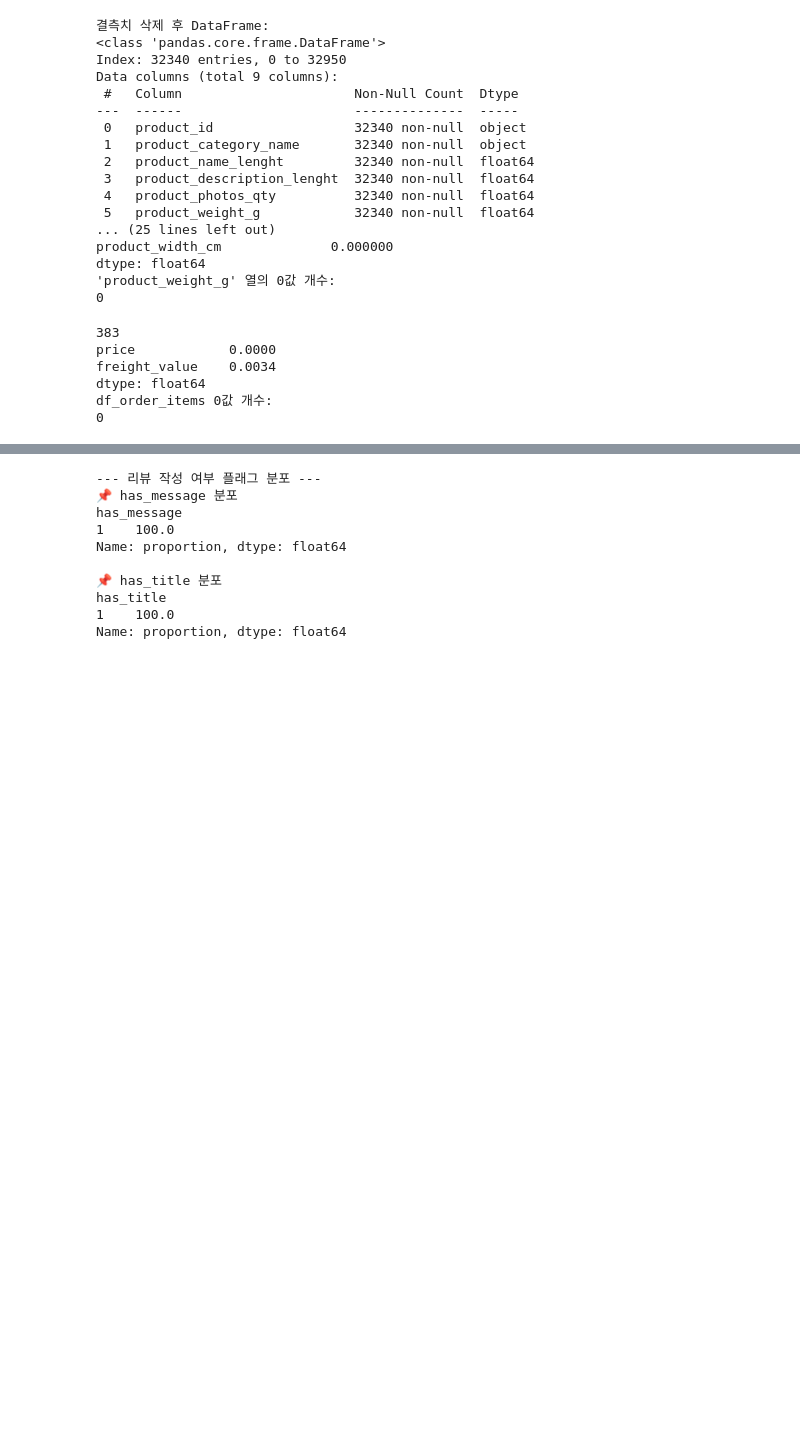
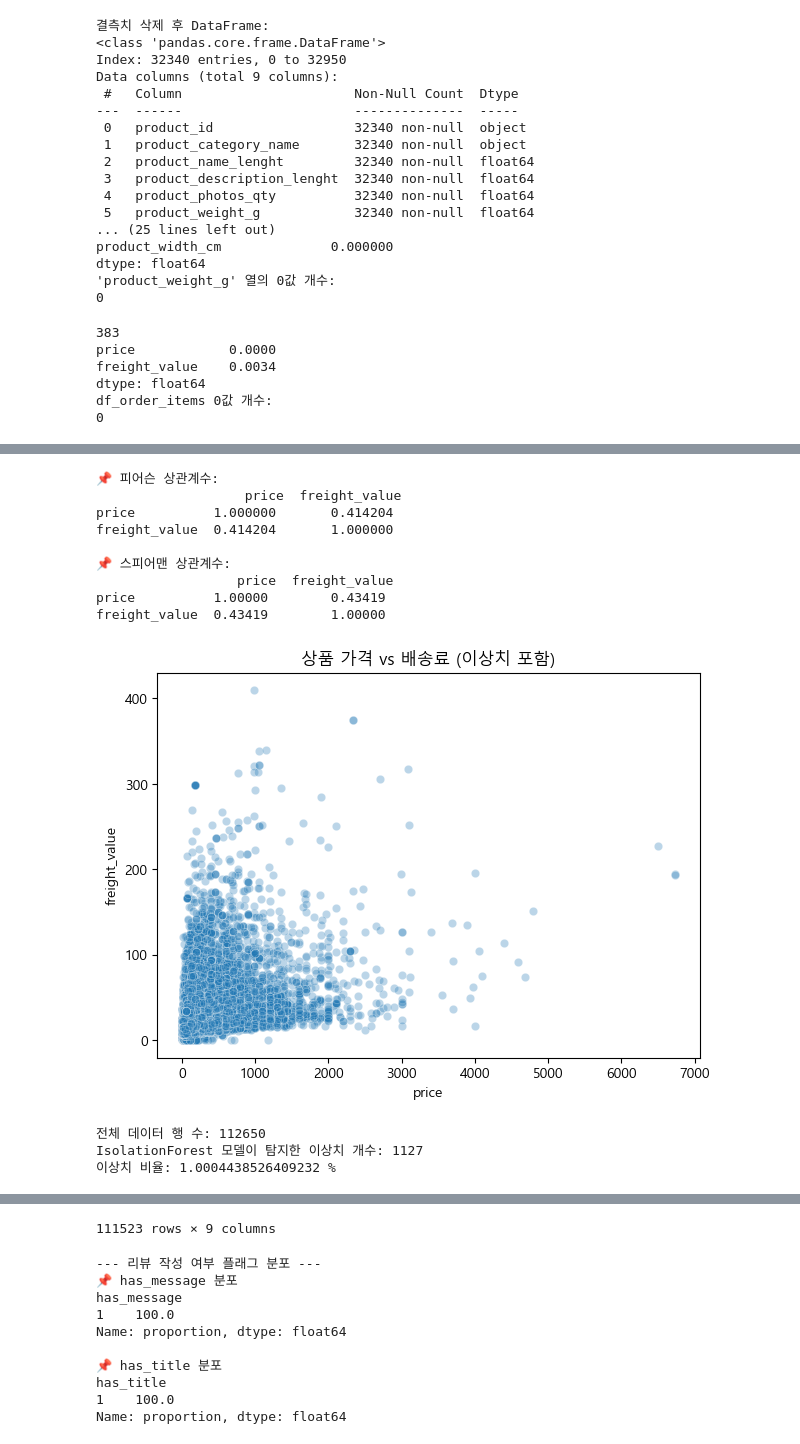
Before and after one commit to hhayan/project_olist_ecommerce, a Jupyter notebook: pro1.ipynb, the cells around one changed output, grey strips where cells are left out. Saved outputs shown, nothing was run; the diff lists cells and outputs as text; code cells hidden in the pictures; blank space fills up the shorter version.

```diff
--- a/pro1.ipynb
+++ b/pro1.ipynb
@@ -403,0 +391,44 @@ Name: freight_value, dtype: float64
+# %%
+# df_order_items 가격과 배송료 상관관계
+
+# 1) 기본 상관관계 확인
+corr_pearson = df_order_items[['price','freight_value']].corr(method='pearson')
+corr_spearman = df_order_items[['price','freight_value']].corr(method='spearman')
+
+print("📌 피어슨 상관계수:\n", corr_pearson)
+print("\n📌 스피어맨 상관계수:\n", corr_spearman)
+
+# 2) 산점도 (이상치 포함)
+plt.figure(figsize=(7,5))
+sns.scatterplot(x='price', y='freight_value', data=df_order_items, alpha=0.3)
+plt.title("상품 가격 vs 배송료 (이상치 포함)")
+plt.show()
+
+# 3) IsolationForest로 이상치 탐지
+iso = IsolationForest(contamination=0.01, random_state=42)
+df_order_items['outlier'] = iso.fit_predict(df_order_items[['price','freight_value']])
+
+# -1 = 이상치, 1 = 정상
+print("전체 데이터 행 수:", len(df_order_items))
+print("IsolationForest 모델이 탐지한 이상치 개수:", (df_order_items['outlier']==-1).sum())
+print("이상치 비율:", (df_order_items['outlier']==-1).mean()*100, "%")
+
+# 삭제하지 않고 별도 태그로 나눠서 관리
+# df_order_items (원본) → 이상치 포함 전체 데이터
+# df_order_items[df_order_items["is_outlier"] == 0] → 이상치 제거 데이터
+# 추후 “전체 평균 배송비” vs “이상치 제외 평균 배송비” 분석 예정
+df_order_items["is_outlier"] = (df_order_items["outlier"] == -1).astype(int)
+# %% [output]
+📌 피어슨 상관계수:
+                   price  freight_value
+price          1.000000       0.414204
+freight_value  0.414204       1.000000
+
+📌 스피어맨 상관계수:
+                  price  freight_value
+price          1.00000        0.43419
+freight_value  0.43419        1.00000
+[figure, added]
+전체 데이터 행 수: 112650
+IsolationForest 모델이 탐지한 이상치 개수: 1127
+이상치 비율: 1.0004438526409232 %
@@ -404,3 +447,4 @@ Name: freight_value, dtype: float64
+111523 rows × 9 columns
 # %%
 '''
 df_order_reviews
```
Also changed, not shown: parts of 7 cells of this notebook, 1 other file.
